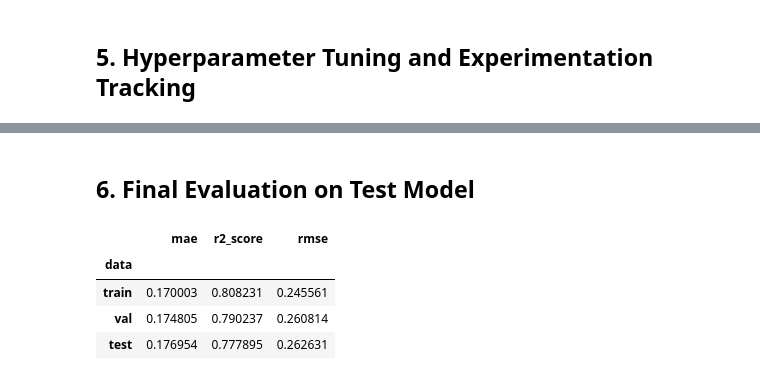
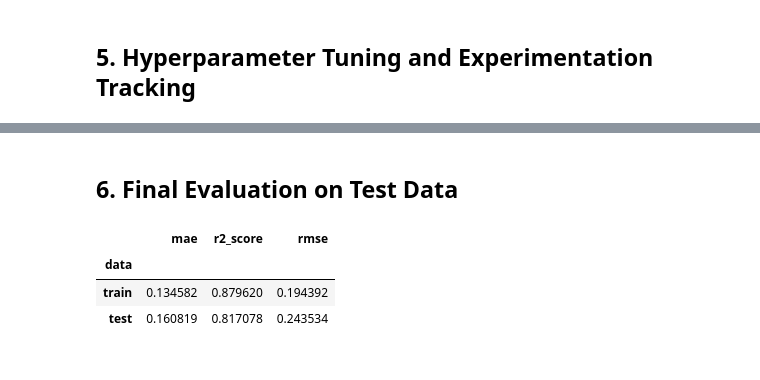
Before and after one commit to rishabhpancholi/house-price-prediction-ml-project, a Jupyter notebook: notebooks/model_training.ipynb, the cells around one changed output, grey strips where cells are left out. Cells and saved outputs as stored; diff of their text form; code cells hidden in the pictures.

Commit message:
Changes in feature engineering and model training

```diff
--- a/notebooks/model_training.ipynb
+++ b/notebooks/model_training.ipynb
@@ -1009,66 +990,51 @@ with mlflow.start_run(run_name = "Complete Pipeline r2") as run:
 # %% [markdown]
-## 6. Final Evaluation on Test Model
+## 6. Final Evaluation on Test Data
 # %%
 # RMSE Optimized
-regressor = RandomForestRegressor(
-    n_estimators = 80,
+regressor = XGBRegressor(
+    n_estimators = 56,
+    learning_rate = 0.22894662536126764,
     max_depth = 9,
-    max_features = None,
-    min_samples_split = 7
+    subsample = 0.8100391210284754,
+    colsample_bytree = 0.5601839061338426
 )
 
 transformer = FunctionTransformer(
-                    func = lambda x:x,
-                    inverse_func = lambda x:x
+                    func = np.sqrt,
+                    inverse_func = lambda x:x**2
                 )
 
-model_pipeline_1 = Pipeline(steps=[
+model_pipeline = Pipeline(steps=[
                 ("feature_preprocessor",feature_preprocessor),
-                ("drop_correlated",SmartCorrelatedSelection(
-                    threshold = 0.5111888911657264,
-                    selection_method = 'model_performance',
-                    estimator = DecisionTreeRegressor(),
-                    scoring = 'r2'
-                )),
-                ("feature_selector",SelectBySingleFeaturePerformance(
-                    estimator = DecisionTreeRegressor(),
-                    scoring = 'r2',
-                    threshold = 0.00595187299736142)
-                ),
                 ("model", TransformedTargetRegressor(
                     regressor=regressor,
                     transformer=transformer
                 ))
             ])
 
-model_pipeline_1.fit(X_train,y_train)
-y_train_pred = model_pipeline_1.predict(X_train)
-y_val_pred = model_pipeline_1.predict(X_val)
-y_test_pred = model_pipeline_1.predict(X_test)
+model_pipeline.fit(X_train,y_train)
+y_train_pred = model_pipeline.predict(X_train)
+y_test_pred = model_pipeline.predict(X_test)
 
 train_mae = mean_absolute_error(y_train,y_train_pred)
-val_mae = mean_absolute_error(y_val,y_val_pred)
 test_mae = mean_absolute_error(y_test,y_test_pred)
 
 train_r2 = r2_score(y_train,y_train_pred)
-val_r2 = r2_score(y_val,y_val_pred)
 test_r2 = r2_score(y_test,y_test_pred)
 
 train_rmse = root_mean_squared_error(y_train,y_train_pred)
-val_rmse = root_mean_squared_error(y_val,y_val_pred)
 test_rmse = root_mean_squared_error(y_test,y_test_pred)
 
 results_df = pd.DataFrame({
-                            "data": ["train","val","test"],
-                            "mae": [train_mae,val_mae,test_mae],
-                            "r2_score": [train_r2,val_r2,test_r2],
-                            "rmse": [train_rmse,val_rmse,test_rmse]
+                            "data": ["train","test"],
+                            "mae": [train_mae,test_mae],
+                            "r2_score": [train_r2,test_r2],
+                            "rmse": [train_rmse,test_rmse]
 }).set_index("data")
 
 results_df
 # %% [output]
 |  | mae | r2_score | rmse |
 | data |  |  |  |
-| train | 0.170003 | 0.808231 | 0.245561 |
-| val | 0.174805 | 0.790237 | 0.260814 |
-| test | 0.176954 | 0.777895 | 0.262631 |
+| train | 0.134582 | 0.879620 | 0.194392 |
+| test | 0.160819 | 0.817078 | 0.243534 |
```
Also changed, not shown: parts of 14 cells of this notebook, 1 other file.
